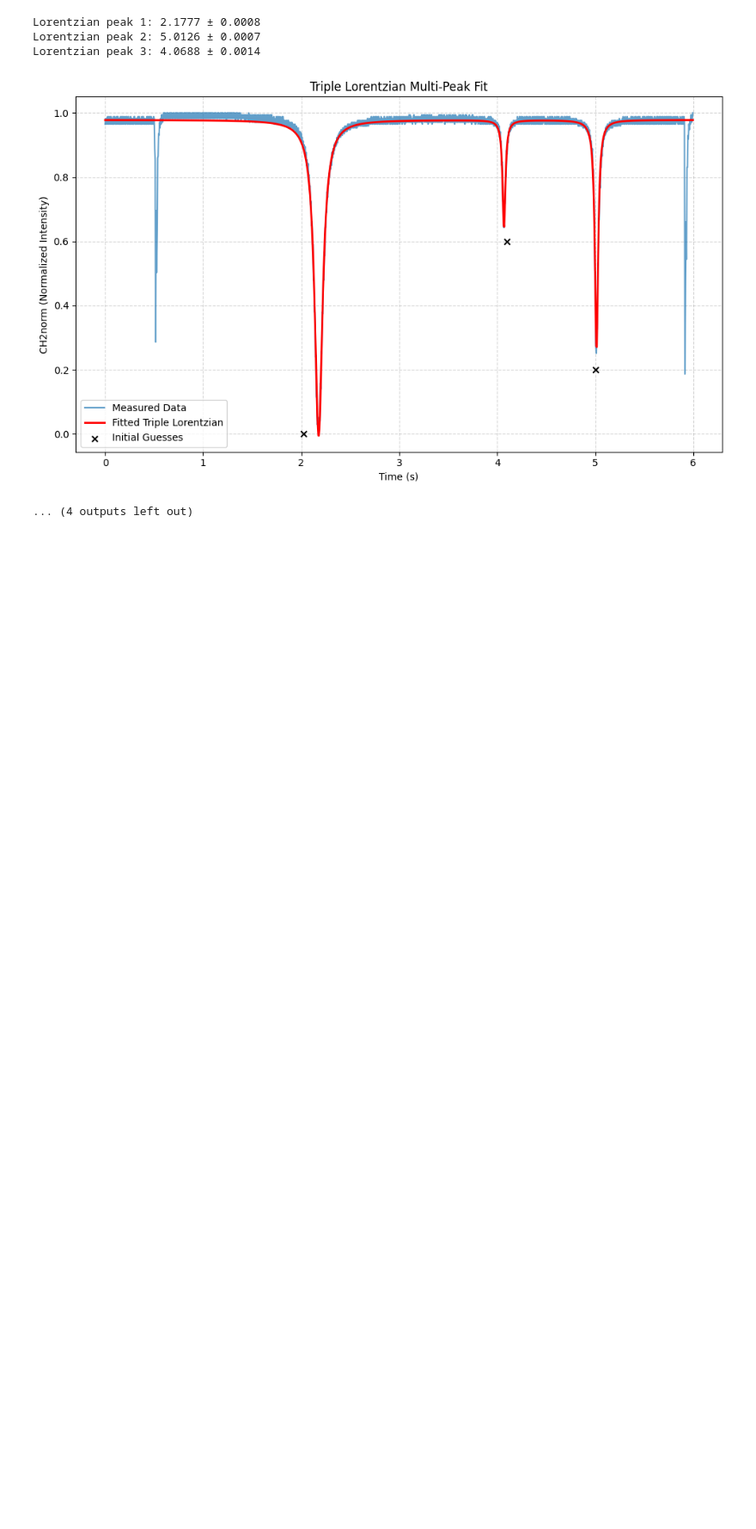
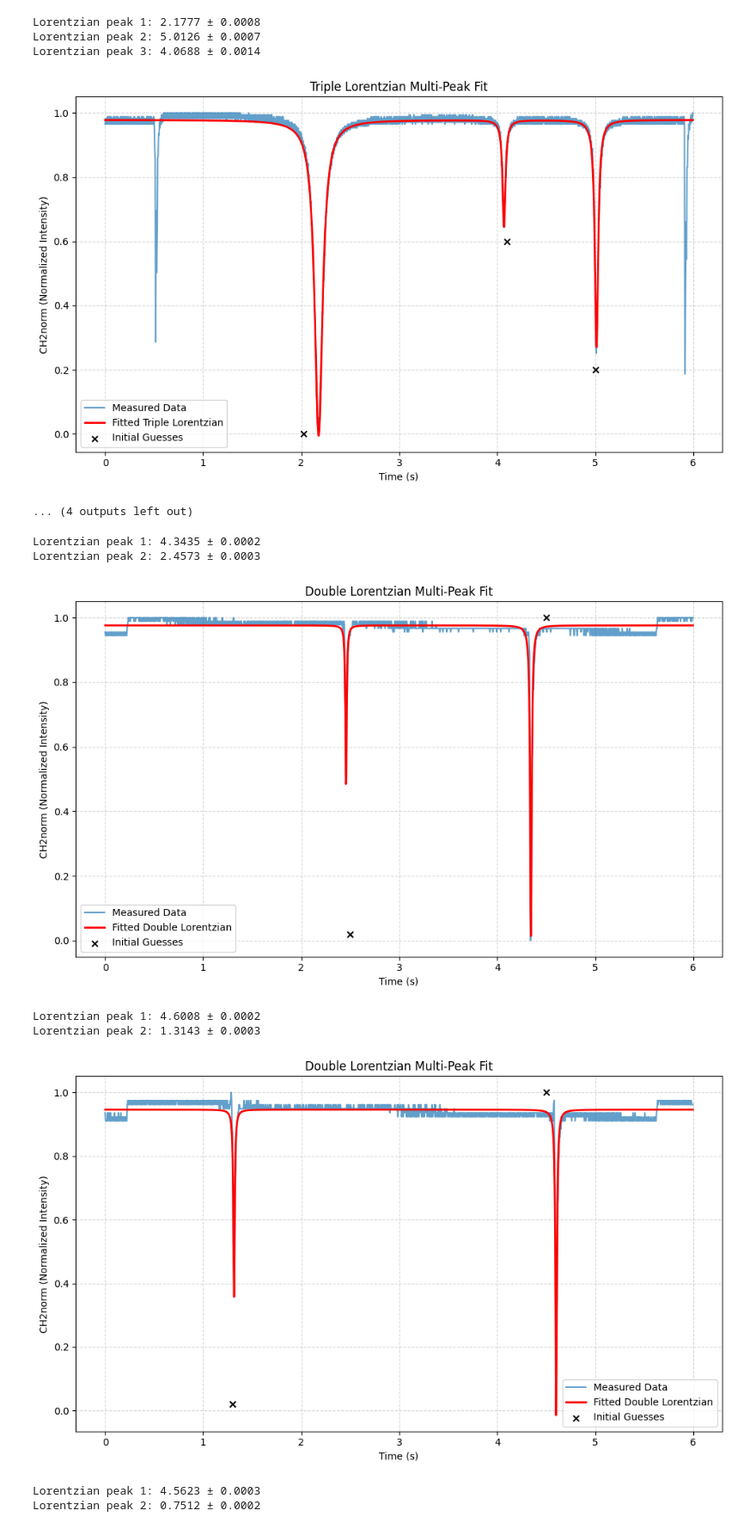
Before and after one commit to imathrock/Optical_Pumping, a Jupyter notebook: Data_analysis.ipynb, the cells around one changed output. Shown at 86% size. Cells and saved outputs as stored; diff of their text form; code cells hidden in the pictures; blank space fills up the shorter version.

```diff
--- a/Data_analysis.ipynb
+++ b/Data_analysis.ipynb
@@ -128,3 +129,45 @@ Lorentzian peak 2: 5.0126 ± 0.0007
 Lorentzian peak 3: 4.0688 ± 0.0014
 [figure]
 ... (4 outputs left out)
+# %%
+def fit_double_lorentzian(p0, df, result_list):
+    x_data, y_data = df["time"], df["CH2norm"]
+    # Ensure you have a 'double_lorentzian' model function defined
+    popt, pcov = curve_fit(double_lorentzian, x_data, y_data, p0=p0)
+    perr = np.sqrt(np.diag(pcov))
+    # Print centers for 2 peaks (indices 2 and 5)
+    print(f"Lorentzian peak 1: {popt[2]:.4f} ± {perr[2]:.4f}")
+    print(f"Lorentzian peak 2: {popt[5]:.4f} ± {perr[5]:.4f}")
+    plt.figure(figsize=(10, 6))
+    plt.plot(x_data, y_data, label='Measured Data', alpha=0.7)
+    plt.plot(x_data, double_lorentzian(x_data, *popt), 'r-',
+             linewidth=2, label='Fitted Double Lorentzian')
+    plt.scatter([p0[2], p0[5]], [p0[0], p0[3]],
+                color='black', marker='x', label='Initial Guesses', zorder=5)
+    plt.xlabel('Time (s)')
+    plt.ylabel('CH2norm (Normalized Intensity)')
+    plt.title('Double Lorentzian Multi-Peak Fit')
+    plt.grid(True, which='both', linestyle='--', alpha=0.5)
+    plt.legend(loc='best')
+    plt.tight_layout()
+    plt.show()
+    result_list.append([popt[2], popt[5], perr[2], perr[5]])
+    return popt, perr
+
+p0guesses = [[1.0,0.0,4.5,0.02,0.4,2.5,0.02],
+             [1.0,0.0,4.5,0.02,0.4,1.3,0.02],
+             [1.0,0.0,4.5,0.02,0.4,0.8,0.02]]
+
+i = 0
+for df_ in dff:
+    fit_double_lorentzian(p0guesses[i],df_,list_of_opt)
+    i = i+1
+# %% [output]
+Lorentzian peak 1: 4.3435 ± 0.0002
+Lorentzian peak 2: 2.4573 ± 0.0003
+[figure, added]
+Lorentzian peak 1: 4.6008 ± 0.0002
+Lorentzian peak 2: 1.3143 ± 0.0003
+[figure, added]
+Lorentzian peak 1: 4.5623 ± 0.0003
+Lorentzian peak 2: 0.7512 ± 0.0002
```
Also changed, not shown: parts of 11 cells of this notebook, 50 other files.
